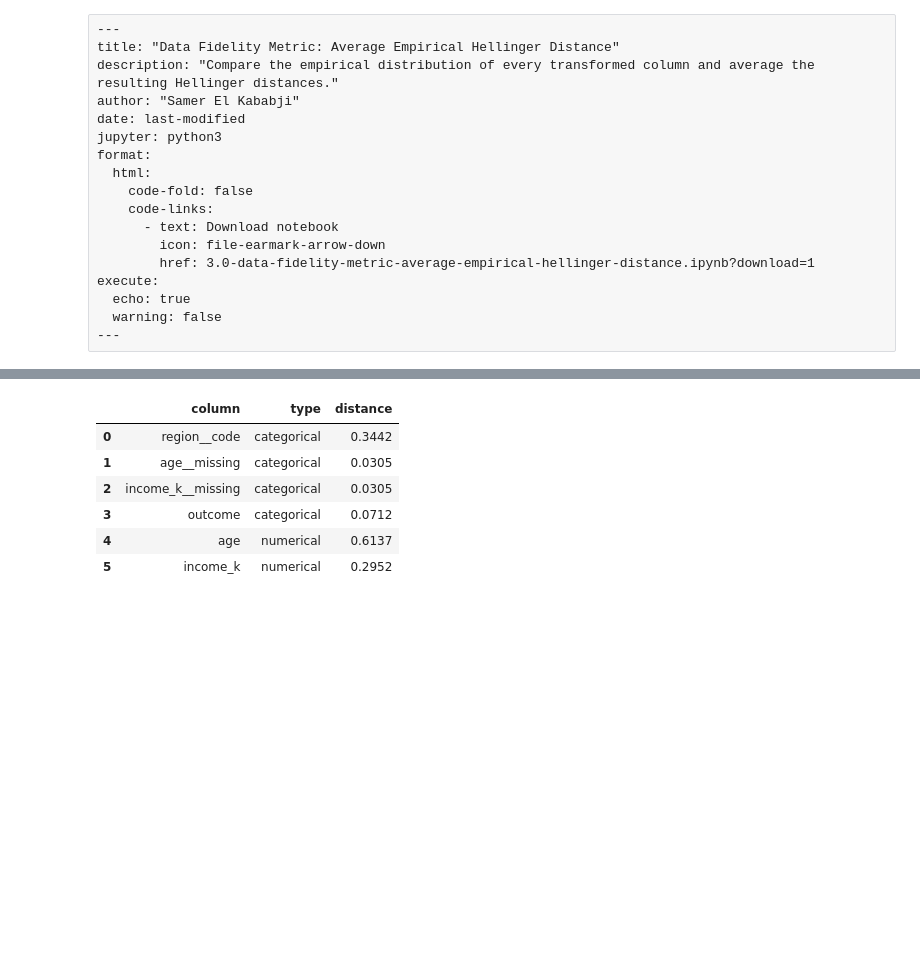
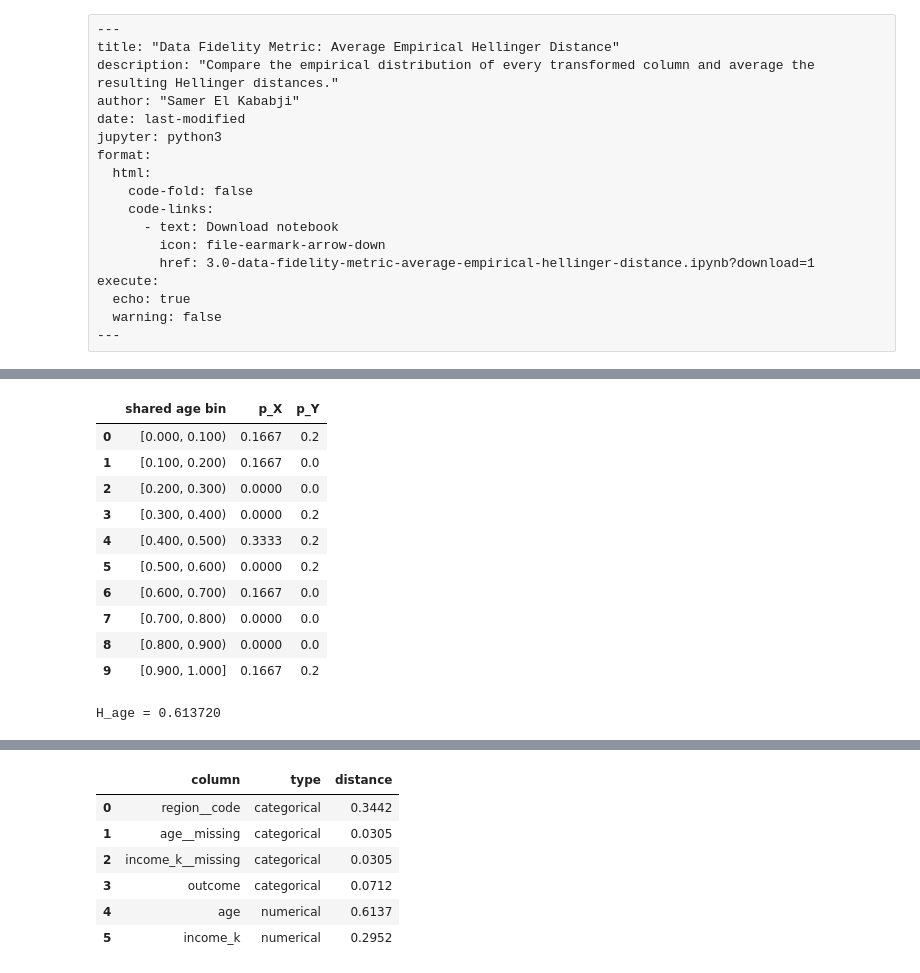
Before and after one commit to EulerLettersAI/math-to-code, a Jupyter notebook: lessons/tabular-dataset-comparison-metrics/3.0-data-fidelity-metric-average-empirical-hellinger-distance.ipynb, the cells around one changed output, grey strips where cells are left out. Drawn from its saved outputs; the diff is of its cells as text; code cells hidden in the pictures; blank space fills up the shorter version.

```diff
--- a/lessons/tabular-dataset-comparison-metrics/3.0-data-fidelity-metric-average-empirical-hellinger-distance.ipynb
+++ b/lessons/tabular-dataset-comparison-metrics/3.0-data-fidelity-metric-average-empirical-hellinger-distance.ipynb
@@ -81,0 +168,37 @@ Every transformed column receives equal weight, regardless of its datatype or nu
+# %%
+#| label: numerical-hellinger-example
+
+age_edges, age_p_X, age_p_Y = numeric_probability_vectors(
+    X_tilde["age"],
+    Y_tilde["age"],
+    bins=NUMERIC_HELLINGER_BINS,
+)
+age_bin_labels = []
+for index, (left, right) in enumerate(zip(age_edges[:-1], age_edges[1:])):
+    closing = "]" if index == len(age_edges) - 2 else ")"
+    age_bin_labels.append(f"[{left:.3f}, {right:.3f}{closing}")
+
+age_probabilities = pd.DataFrame(
+    {
+        "shared age bin": age_bin_labels,
+        "p_X": age_p_X,
+        "p_Y": age_p_Y,
+    }
+)
+H_age = hellinger_distance(age_p_X, age_p_Y)
+
+display(age_probabilities.round(4))
+print(f"H_age = {H_age:.6f}")
+# %% [output]
+|  | shared age bin | p_X | p_Y |
+| 0 | [0.000, 0.100) | 0.1667 | 0.2 |
+| 1 | [0.100, 0.200) | 0.1667 | 0.0 |
+| 2 | [0.200, 0.300) | 0.0000 | 0.0 |
+| 3 | [0.300, 0.400) | 0.0000 | 0.2 |
+| 4 | [0.400, 0.500) | 0.3333 | 0.2 |
+| 5 | [0.500, 0.600) | 0.0000 | 0.2 |
+| 6 | [0.600, 0.700) | 0.1667 | 0.0 |
+| 7 | [0.700, 0.800) | 0.0000 | 0.0 |
+| 8 | [0.800, 0.900) | 0.0000 | 0.0 |
+| 9 | [0.900, 1.000] | 0.1667 | 0.2 |
+H_age = 0.613720
```
Also changed, not shown: parts of 22 cells of this notebook.
